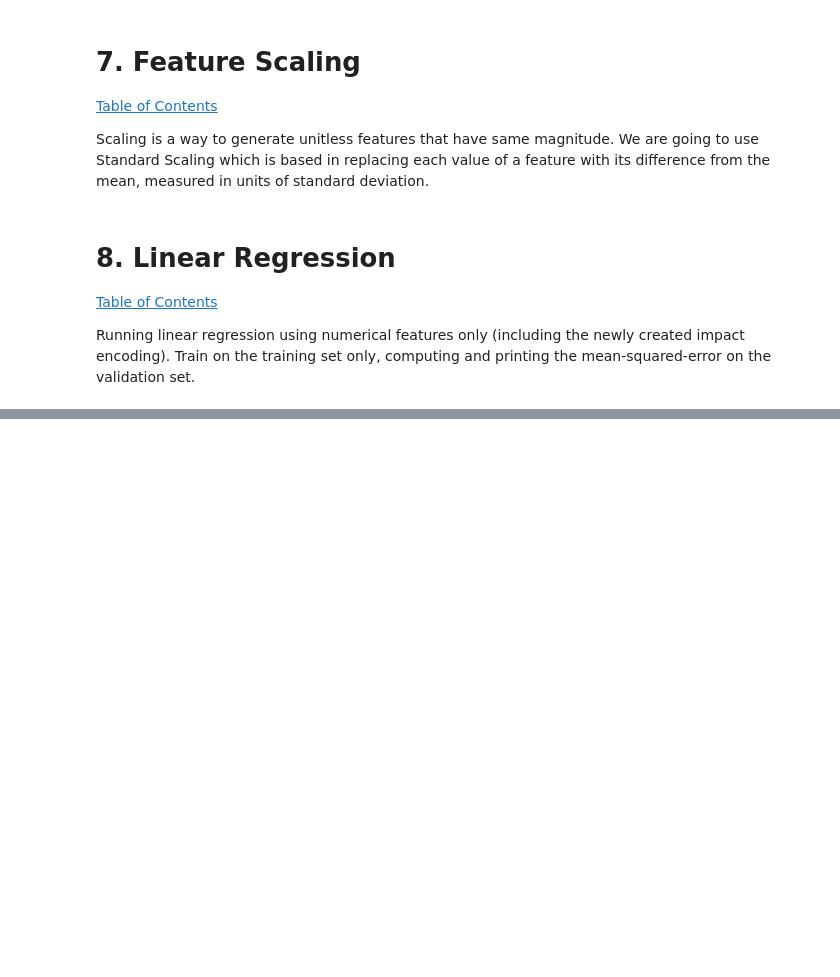
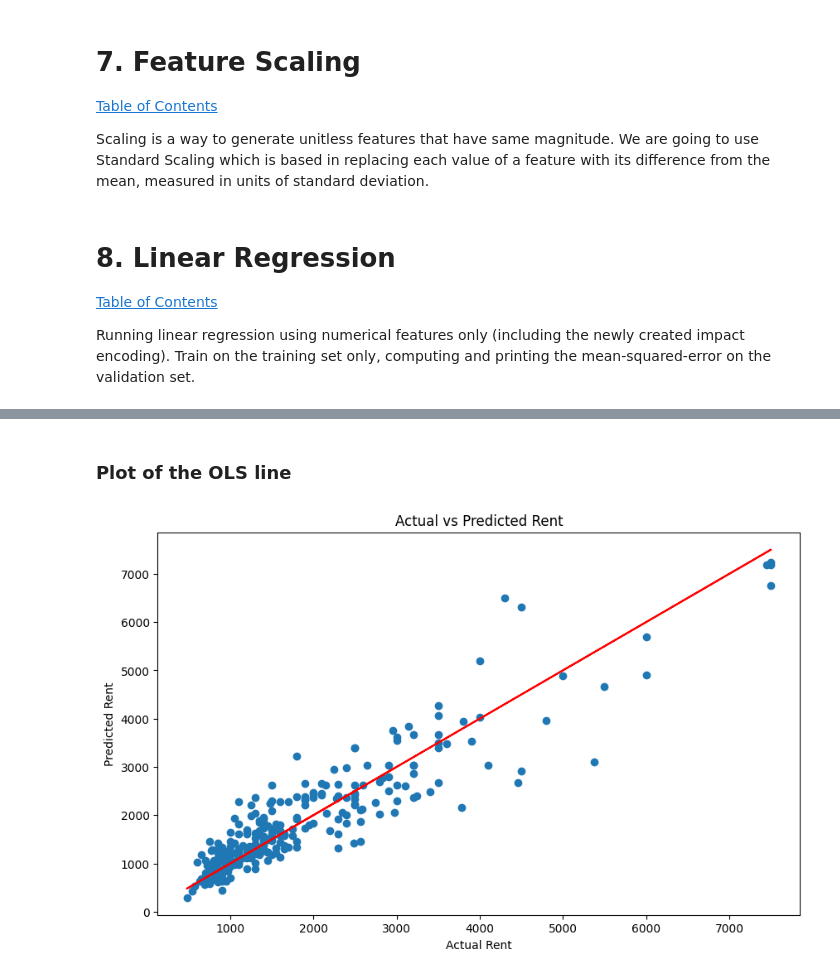
Before and after one commit to LeoDulcetti/LinearRegression, a Jupyter notebook: Linear Regression.ipynb, the cells around one changed output, grey strips where cells are left out. Saved outputs shown, nothing was run; the diff lists cells and outputs as text; code cells hidden in the pictures; blank space fills up the shorter version.

```diff
--- a/Linear Regression.ipynb
+++ b/Linear Regression.ipynb
@@ -305,0 +306,12 @@ Test MSE: 316971.1655277993
+# %% [markdown]
+### Plot of the OLS line
+# %%
+plt.figure(figsize=(10, 6))
+plt.scatter(test['Rent'], test['y_predicted'])
+plt.plot(test['Rent'], test['Rent'], color='red')
+plt.xlabel('Actual Rent')
+plt.ylabel('Predicted Rent')
+plt.title('Actual vs Predicted Rent')
+plt.show()
+# %% [output]
+[figure, added]
```
Also changed, not shown: parts of 1 cell of this notebook.
